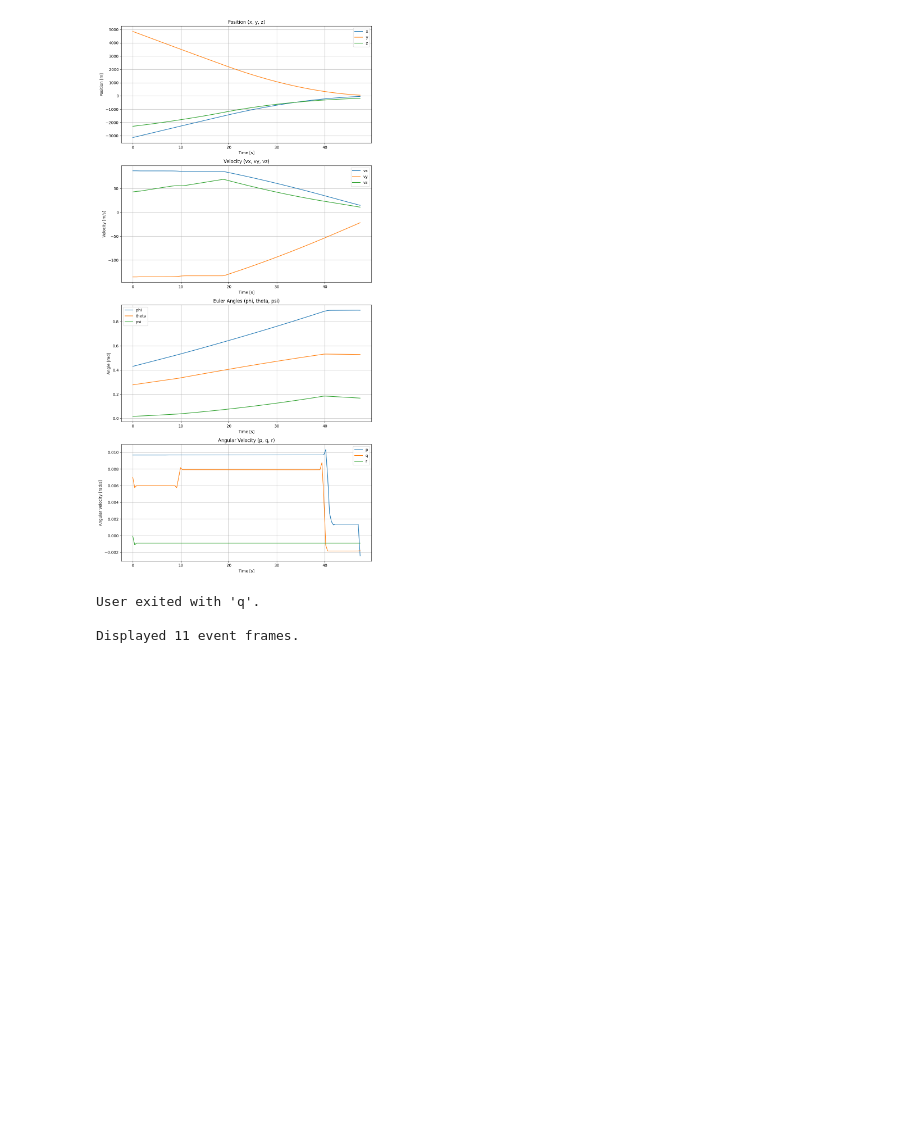
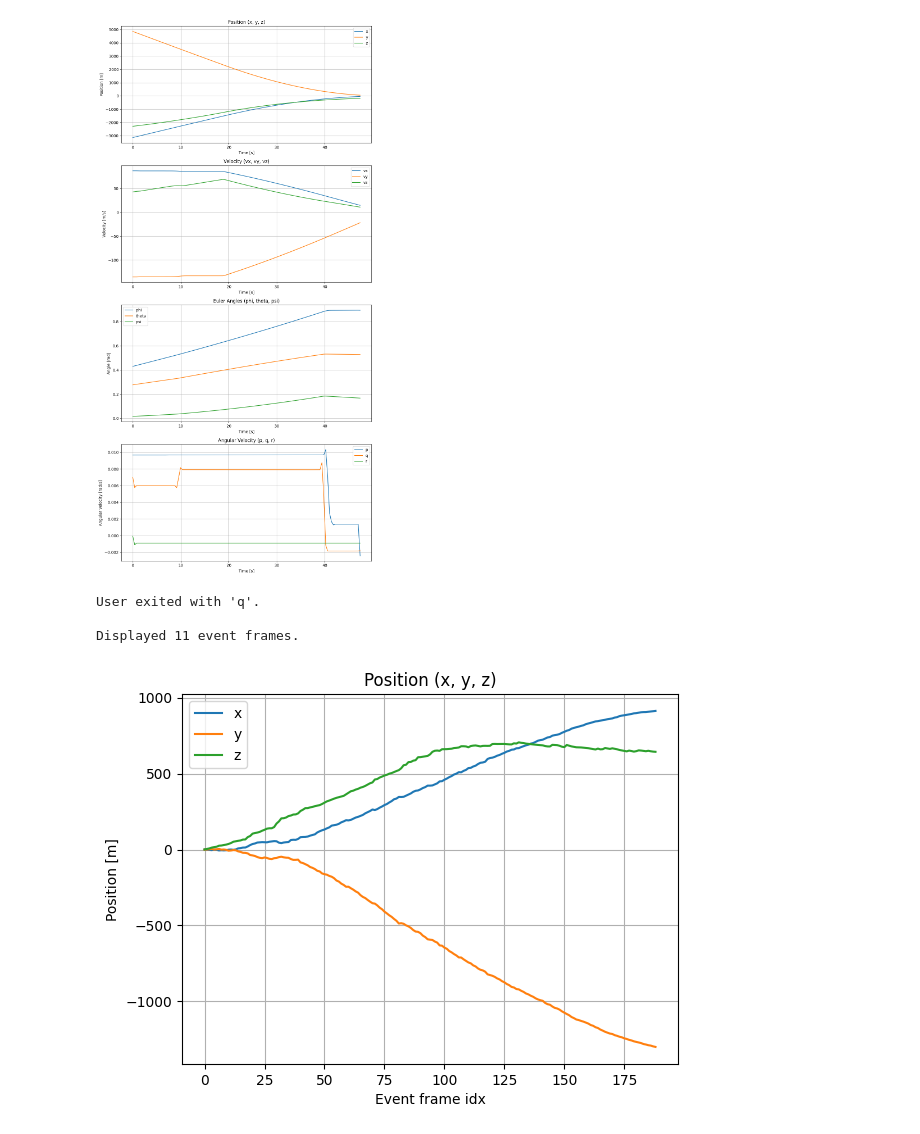
Before and after one commit to jrosa02/ZAW-Projekt, a Jupyter notebook: main.ipynb, the cells around one changed output. Cells and saved outputs as stored; diff of their text form; code cells hidden in the pictures; blank space fills up the shorter version.

```diff
--- a/main.ipynb
+++ b/main.ipynb
@@ -70,3 +70,10 @@ Rangemeter: 477 entries
 User exited with 'q'.
 
 Displayed 11 event frames.
+# %%
+from trajEstimaton import TrajEstimator
+
+estimator = TrajEstimator("data/train/0003.npz")
+estimator.process_event_frames(tau=0.25)
+# %% [output]
+[figure, added]
```
Also changed, not shown: parts of 1 cell of this notebook, 3 other files.
